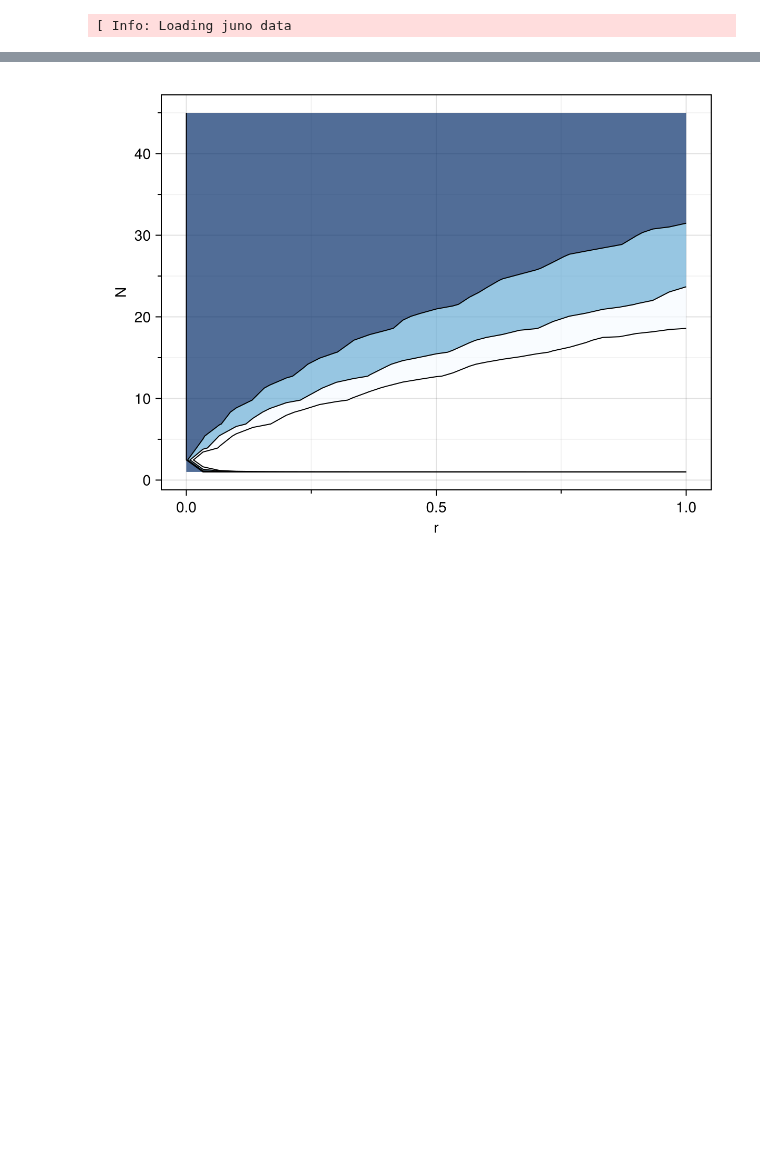
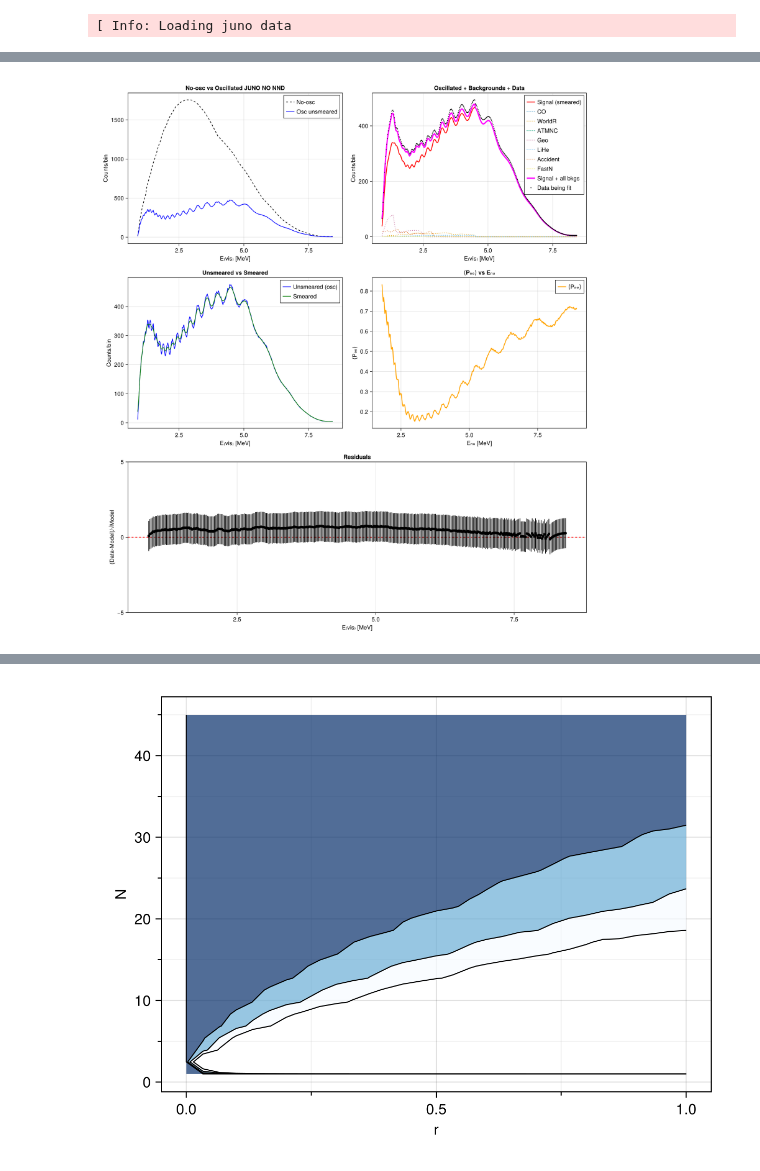
Before and after one commit to philippeller/Newtrinos.jl, a Jupyter notebook: juno.ipynb, the cells around one changed output, grey strips where cells are left out. Cells and saved outputs as stored; diff of their text form; code cells hidden in the pictures; blank space fills up the shorter version.

```diff
--- a/juno.ipynb
+++ b/juno.ipynb
@@ -60,4 +60,5 @@ p = Newtrinos.get_params(experiments)
 data_to_plot= CSV.read("/home/sofialon/Newtrinos.jl/src/experiments/juno/juno_NO_observed.csv", DataFrame; select=[2])[:, 1]
 img = experiments.juno.plot(p; data_to_plot,title_suffix="JUNO NO NND" )
 display("image/png", img)
-save("/home/sofialon/Newtrinos.jl/profiled plot/juno/juno_data_NND.png", img)
+#save("/home/sofialon/Newtrinos.jl/profiled plot/juno/juno_data_NND.png", img)
+# %% [output]
@@ -64,3 +67,4 @@ save("/home/sofialon/Newtrinos.jl/profiled plot/juno/juno_data_NND.png", img)
+[figure, added]
 # %%
 
 all_priors = Newtrinos.get_priors(experiments)
```
Also changed, not shown: parts of 10 cells of this notebook, 9 other files.
